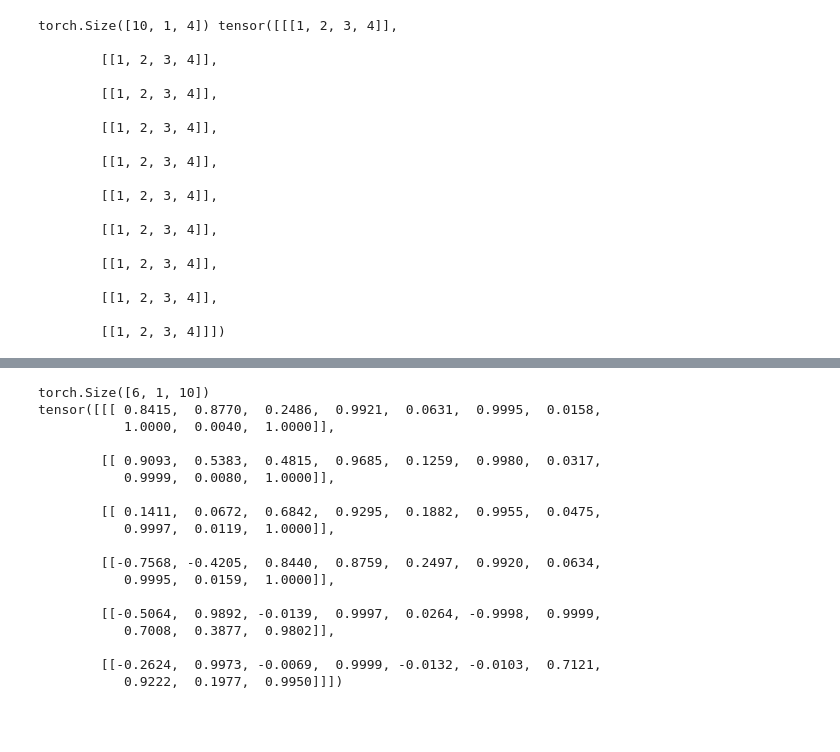
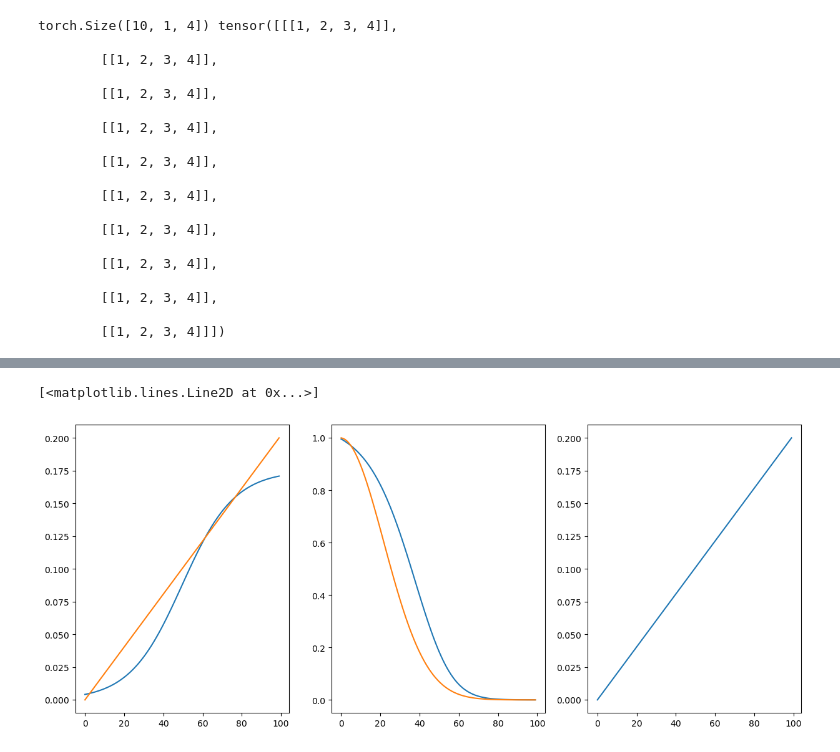
Before and after one commit to timowendner/AudioDiffusion, a Jupyter notebook: sinusoidal.ipynb, the cells around one changed output, grey strips where cells are left out. Drawn from its saved outputs; the diff is of its cells as text; code cells hidden in the pictures; blank space fills up the shorter version.

```diff
--- a/sinusoidal.ipynb
+++ b/sinusoidal.ipynb
@@ -253,33 +90,26 @@ RuntimeError: mat1 and mat2 shapes cannot be multiplied (707x100 and 101x334)
-# %%
-from torch import sin, cos, pow
-def sinusoidal(position: torch.Tensor, length: int) -> torch.Tensor:
-    n = position.shape[0]
-    values = torch.arange(length)
-    output = torch.zeros((n, length))
-    output[:, ::2] = sin(position.view(-1,1) / pow(1000, values[::2] / length))
-    output[:, 1::2] = cos(position.view(-1,1) / pow(1000, values[1::2] / length))
-    return output.view(n, 1, -1)
-
-label = torch.tensor([1,2,3,4,100,50])
-out = sinusoidal(label, 10)
-print(out.shape)
-print(out)
-# %% [output]
-torch.Size([6, 1, 10])
-tensor([[[ 0.8415,  0.8770,  0.2486,  0.9921,  0.0631,  0.9995,  0.0158,
-           1.0000,  0.0040,  1.0000]],
-
-        [[ 0.9093,  0.5383,  0.4815,  0.9685,  0.1259,  0.9980,  0.0317,
-           0.9999,  0.0080,  1.0000]],
-
-        [[ 0.1411,  0.0672,  0.6842,  0.9295,  0.1882,  0.9955,  0.0475,
-           0.9997,  0.0119,  1.0000]],
-
-        [[-0.7568, -0.4205,  0.8440,  0.8759,  0.2497,  0.9920,  0.0634,
-           0.9995,  0.0159,  1.0000]],
-
-        [[-0.5064,  0.9892, -0.0139,  0.9997,  0.0264, -0.9998,  0.9999,
-           0.7008,  0.3877,  0.9802]],
-
-        [[-0.2624,  0.9973, -0.0069,  0.9999, -0.0132, -0.0103,  0.7121,
-           0.9222,  0.1977,  0.9950]]])
+# %%
+steps = 100
+start = 0
+end = 0.175
+
+
+t = torch.linspace(0, 1, steps)
+a = 1.3
+beta = start + (end - start) * 1 / (1 + np.e ** -(a/(end - start)*(t - start-0.5)))
+start = 0
+end = 0.2
+beta2 = start + (end - start) * t
+
+alpha_hat = torch.cumprod(1 - beta, dim=0)
+alpha_hat2 = torch.cumprod(1 - beta2, dim=0)
+test = torch.linspace(start, end, steps)
+
+fig, axs = plt.subplots(1,3, figsize=(15,6))
+axs[0].plot(beta)
+axs[0].plot(beta2)
+axs[1].plot(alpha_hat)
+axs[1].plot(alpha_hat2)
+axs[2].plot(test)
+# %% [output]
+[<matplotlib.lines.Line2D at 0x...>]
+[figure, added]
```
Also changed, not shown: parts of 10 cells of this notebook, 4 other files.
